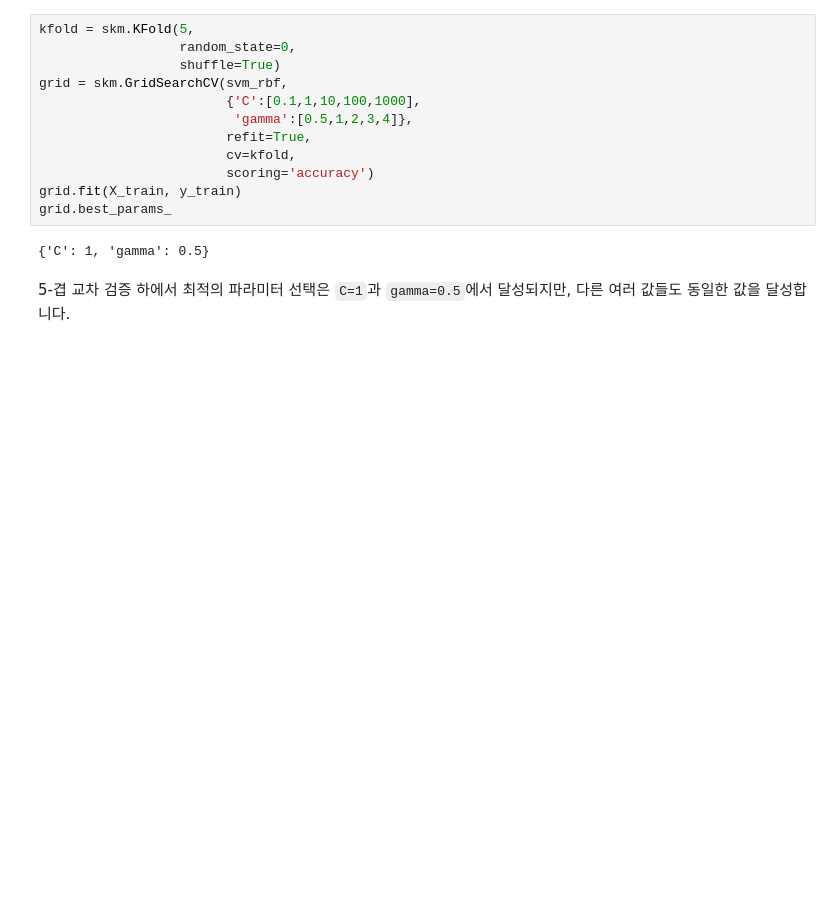
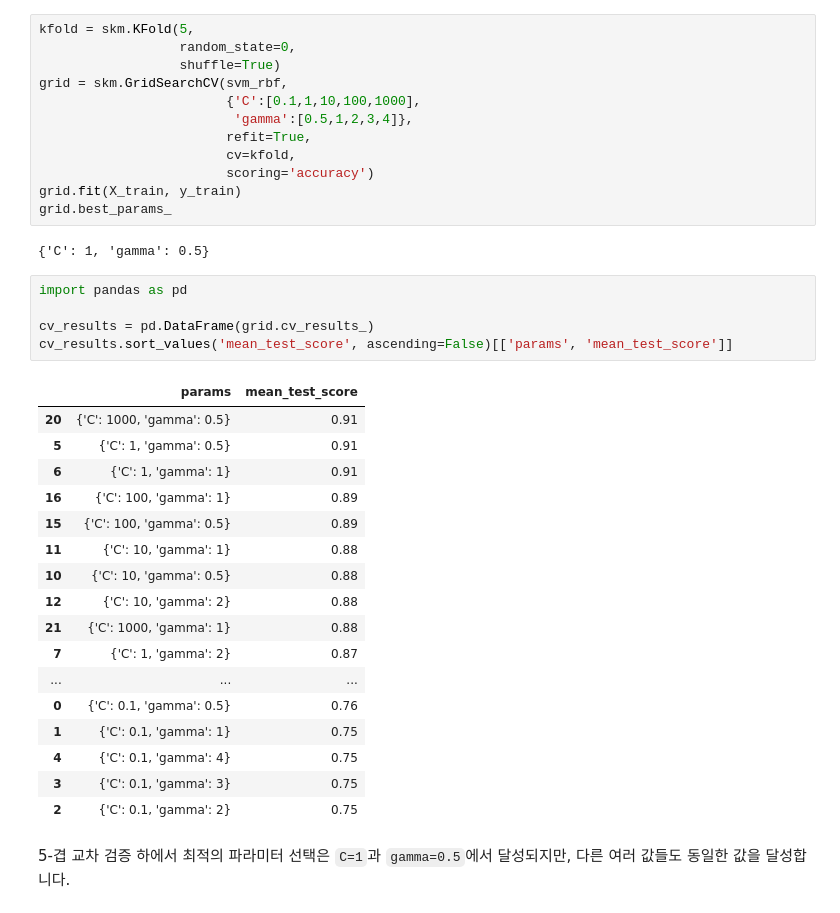
Before and after one commit to jjooki/ML-course-das511, a Jupyter notebook: Classification Part 2 SVM.ipynb, the cells around one changed output. Cells and saved outputs as stored; diff of their text form; blank space fills up the shorter version.

```diff
--- a/Classification Part 2 SVM.ipynb
+++ b/Classification Part 2 SVM.ipynb
@@ -253,6 +253,29 @@ grid.fit(X_train, y_train)
 grid.best_params_
 # %% [output]
 {'C': 1, 'gamma': 0.5}
+# %%
+import pandas as pd
+
+cv_results = pd.DataFrame(grid.cv_results_)
+cv_results.sort_values('mean_test_score', ascending=False)[['params', 'mean_test_score']]
+# %% [output]
+|  | params | mean_test_score |
+| 20 | {'C': 1000, 'gamma': 0.5} | 0.91 |
+| 5 | {'C': 1, 'gamma': 0.5} | 0.91 |
+| 6 | {'C': 1, 'gamma': 1} | 0.91 |
+| 16 | {'C': 100, 'gamma': 1} | 0.89 |
+| 15 | {'C': 100, 'gamma': 0.5} | 0.89 |
+| 11 | {'C': 10, 'gamma': 1} | 0.88 |
+| 10 | {'C': 10, 'gamma': 0.5} | 0.88 |
+| 12 | {'C': 10, 'gamma': 2} | 0.88 |
+| 21 | {'C': 1000, 'gamma': 1} | 0.88 |
+| 7 | {'C': 1, 'gamma': 2} | 0.87 |
+| ... | ... | ... |
+| 0 | {'C': 0.1, 'gamma': 0.5} | 0.76 |
+| 1 | {'C': 0.1, 'gamma': 1} | 0.75 |
+| 4 | {'C': 0.1, 'gamma': 4} | 0.75 |
+| 3 | {'C': 0.1, 'gamma': 3} | 0.75 |
+| 2 | {'C': 0.1, 'gamma': 2} | 0.75 |
 # %% [markdown]
 5-겹 교차 검증 하에서 최적의 파라미터 선택은 `C=1`과 `gamma=0.5`에서 달성되지만, 다른 여러 값들도 동일한 값을 달성합니다.
 # %%
```
Also changed, not shown: parts of 1 cell of this notebook, 4 other files.
